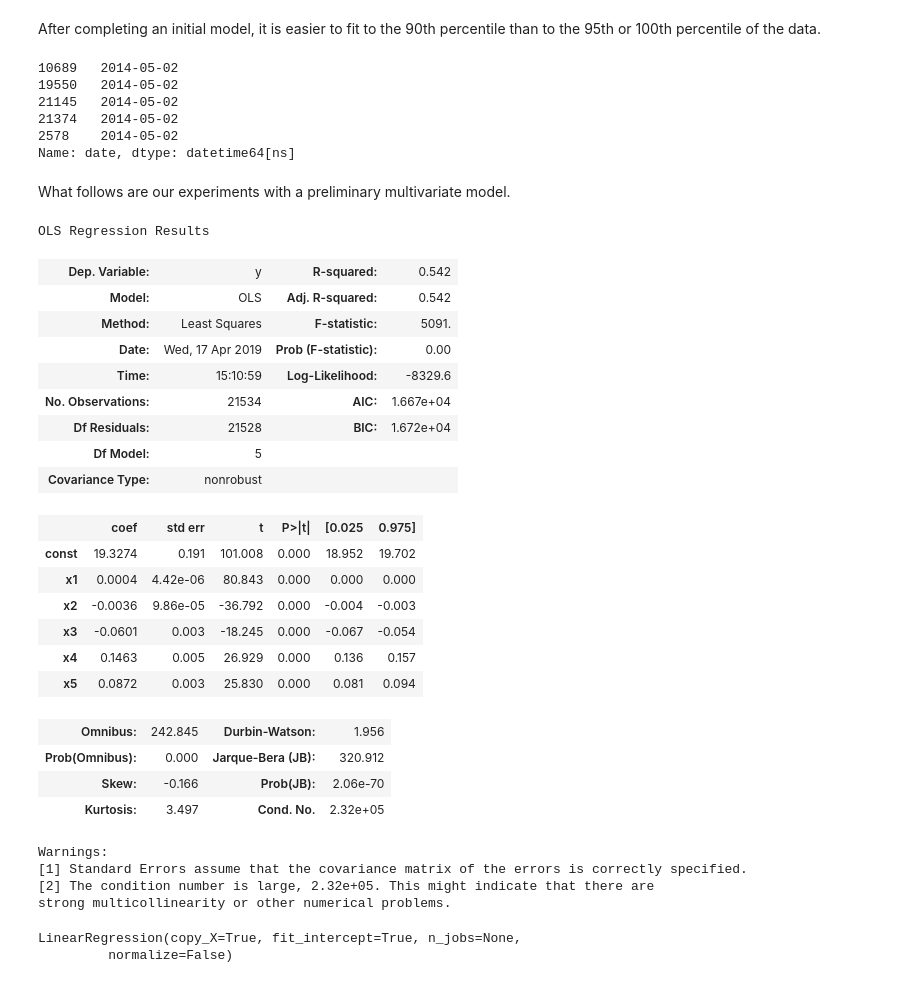
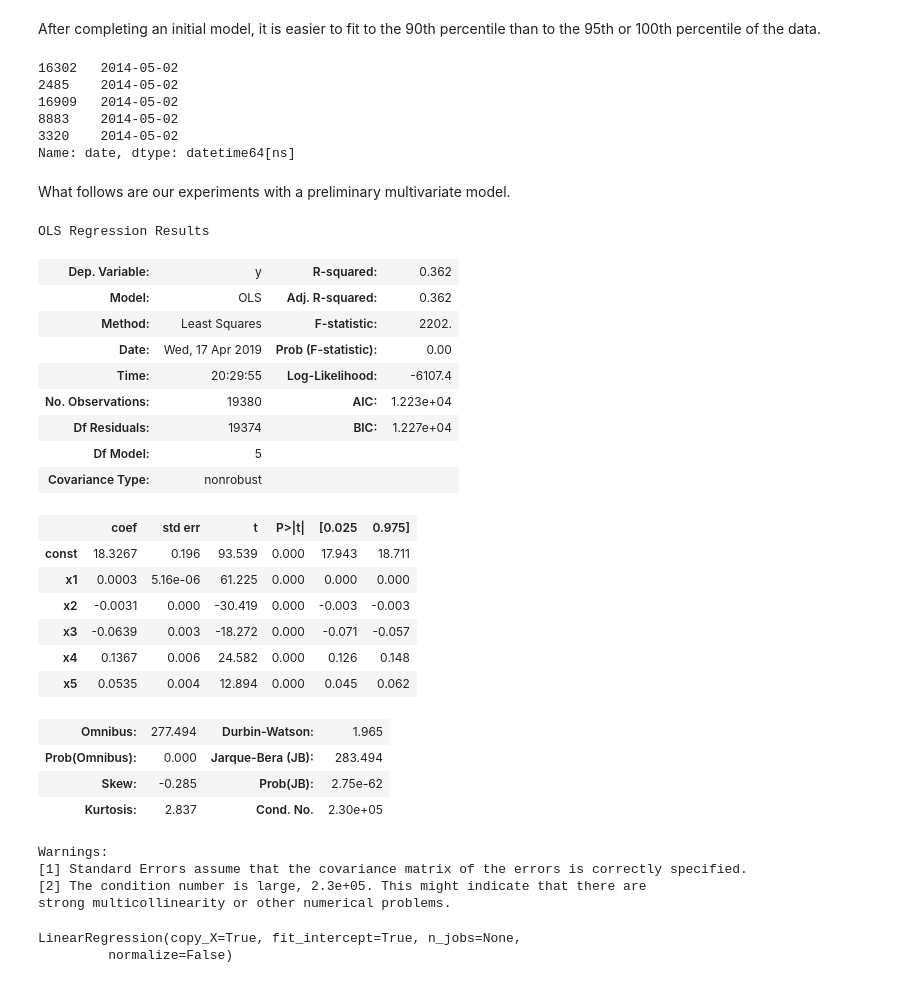
Before and after one commit to AlecMorgan/Housing-Price-Predictor, a Jupyter notebook: wip.ipynb, the cells around one changed output. Cells and saved outputs as stored; diff of their text form; code cells hidden in the pictures.

```diff
--- a/wip.ipynb
+++ b/wip.ipynb
@@ -301,48 +308,48 @@ After completing an initial model, it is easier to fit to the 90th percentile th
 # %%
 from datetime import datetime
 
-house_data['date'] = pd.to_datetime(house_data['date'])
-house_data['date'].sort_values().head()
+house_data_90['date'] = pd.to_datetime(house_data['date'])
+house_data_90['date'].sort_values().head()
 # %% [output]
-10689   2014-05-02
-19550   2014-05-02
-21145   2014-05-02
-21374   2014-05-02
-2578    2014-05-02
+16302   2014-05-02
+2485    2014-05-02
+16909   2014-05-02
+8883    2014-05-02
+3320    2014-05-02
 Name: date, dtype: datetime64[ns]
 # %% [markdown]
 What follows are our experiments with a preliminary multivariate model.
 # %%
 outcome = 'log_price'
-predictors = house_data.loc[:, ['sqft_living', 'yr_built', 'bedrooms', 'bathrooms', 'view']]
+predictors = house_data_90.loc[:, ['sqft_living', 'yr_built', 'bedrooms', 'bathrooms', 'view']]
 predictors_int = sm.add_constant(predictors)
-model = sm.OLS(np.asarray(house_data['log_price']), np.asarray(predictors_int)).fit()
+model = sm.OLS(np.asarray(house_data_90['log_price']), np.asarray(predictors_int)).fit()
 
 model.summary()
 # %% [output]
 OLS Regression Results
-| Dep. Variable: | y | R-squared: | 0.542 |
-| Model: | OLS | Adj. R-squared: | 0.542 |
-| Method: | Least Squares | F-statistic: | 5091. |
+| Dep. Variable: | y | R-squared: | 0.362 |
+| Model: | OLS | Adj. R-squared: | 0.362 |
+| Method: | Least Squares | F-statistic: | 2202. |
 | Date: | Wed, 17 Apr 2019 | Prob (F-statistic): | 0.00 |
-| Time: | 15:10:59 | Log-Likelihood: | -8329.6 |
-| No. Observations: | 21534 | AIC: | 1.667e+04 |
-| Df Residuals: | 21528 | BIC: | 1.672e+04 |
+| Time: | 20:29:55 | Log-Likelihood: | -6107.4 |
+| No. Observations: | 19380 | AIC: | 1.223e+04 |
+| Df Residuals: | 19374 | BIC: | 1.227e+04 |
 | Df Model: | 5 |  |  |
 | Covariance Type: | nonrobust |  |  |
 |  | coef | std err | t | P>|t| | [0.025 | 0.975] |
-| const | 19.3274 | 0.191 | 101.008 | 0.000 | 18.952 | 19.702 |
-| x1 | 0.0004 | 4.42e-06 | 80.843 | 0.000 | 0.000 | 0.000 |
-| x2 | -0.0036 | 9.86e-05 | -36.792 | 0.000 | -0.004 | -0.003 |
-| x3 | -0.0601 | 0.003 | -18.245 | 0.000 | -0.067 | -0.054 |
-| x4 | 0.1463 | 0.005 | 26.929 | 0.000 | 0.136 | 0.157 |
-| x5 | 0.0872 | 0.003 | 25.830 | 0.000 | 0.081 | 0.094 |
+| const | 18.3267 | 0.196 | 93.539 | 0.000 | 17.943 | 18.711 |
+| x1 | 0.0003 | 5.16e-06 | 61.225 | 0.000 | 0.000 | 0.000 |
+| x2 | -0.0031 | 0.000 | -30.419 | 0.000 | -0.003 | -0.003 |
+| x3 | -0.0639 | 0.003 | -18.272 | 0.000 | -0.071 | -0.057 |
+| x4 | 0.1367 | 0.006 | 24.582 | 0.000 | 0.126 | 0.148 |
+| x5 | 0.0535 | 0.004 | 12.894 | 0.000 | 0.045 | 0.062 |
-| Omnibus: | 242.845 | Durbin-Watson: | 1.956 |
-| Prob(Omnibus): | 0.000 | Jarque-Bera (JB): | 320.912 |
-| Skew: | -0.166 | Prob(JB): | 2.06e-70 |
-| Kurtosis: | 3.497 | Cond. No. | 2.32e+05 |
+| Omnibus: | 277.494 | Durbin-Watson: | 1.965 |
+| Prob(Omnibus): | 0.000 | Jarque-Bera (JB): | 283.494 |
+| Skew: | -0.285 | Prob(JB): | 2.75e-62 |
+| Kurtosis: | 2.837 | Cond. No. | 2.30e+05 |
 Warnings:
 [1] Standard Errors assume that the covariance matrix of the errors is correctly specified.
-[2] The condition number is large, 2.32e+05. This might indicate that there are
+[2] The condition number is large, 2.3e+05. This might indicate that there are
 strong multicollinearity or other numerical problems.
 # %%
```
Also changed, not shown: parts of 34 cells of this notebook.
